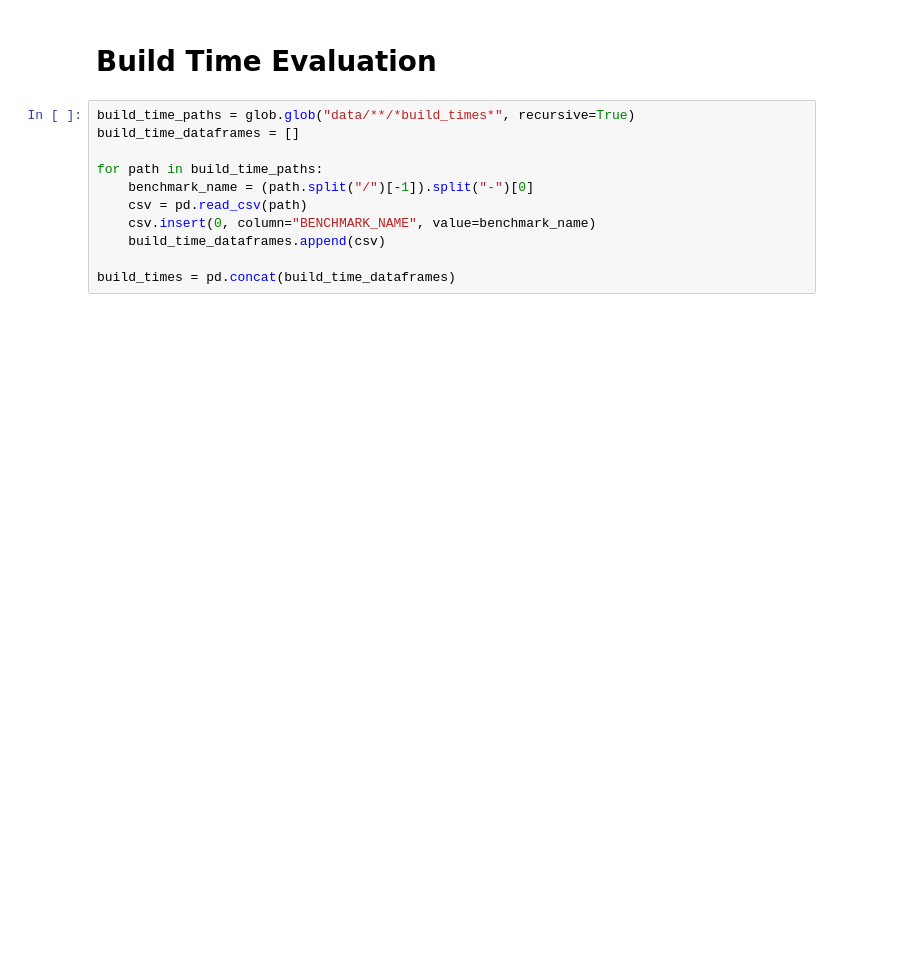
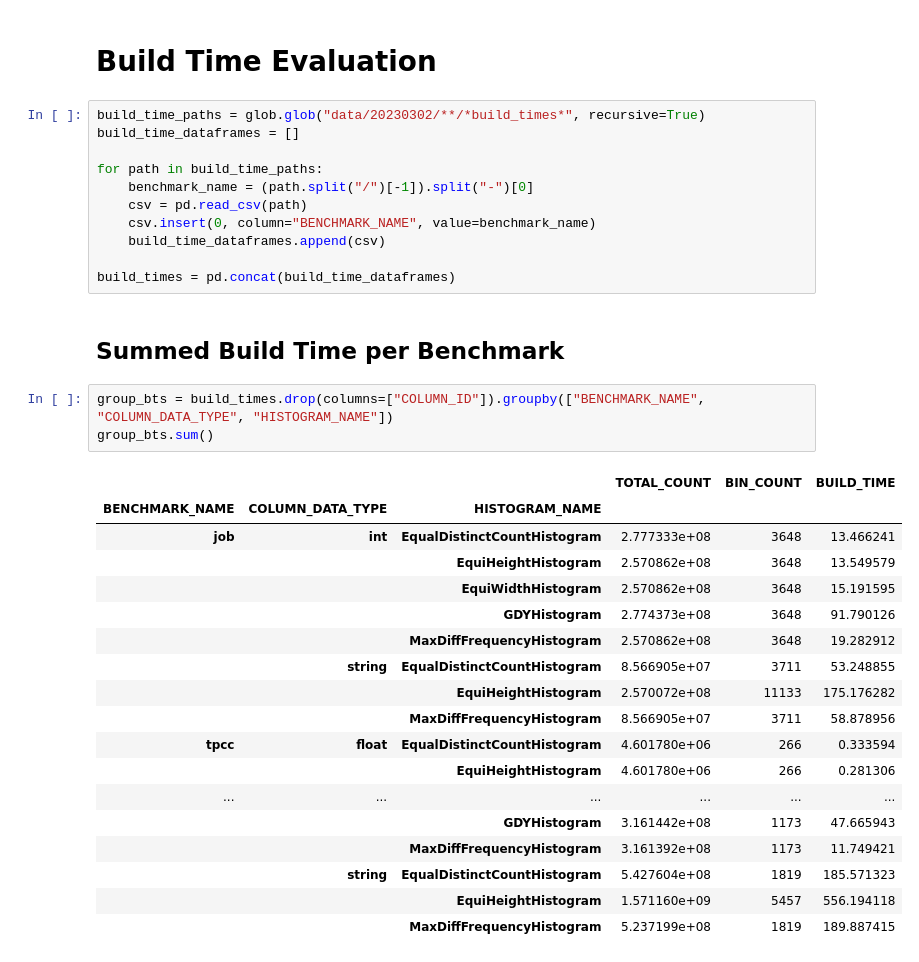
Before and after one commit to rrcomtech/hyrise-histograms, a Jupyter notebook: jupyter/generate_error_table.ipynb, the cells around one changed output. Saved outputs shown, nothing was run; the diff lists cells and outputs as text; blank space fills up the shorter version.

```diff
--- a/jupyter/generate_error_table.ipynb
+++ b/jupyter/generate_error_table.ipynb
@@ -112,7 +227,7 @@ for _, outer_benchmark, outer_query in queries.itertuples():
 # %% [markdown]
 # Build Time Evaluation
 # %%
-build_time_paths = glob.glob("data/**/*build_times*", recursive=True)
+build_time_paths = glob.glob("data/20230302/**/*build_times*", recursive=True)
 build_time_dataframes = []
 
 for path in build_time_paths:
@@ -122,3 +237,27 @@ for path in build_time_paths:
     build_time_dataframes.append(csv)
 
 build_times = pd.concat(build_time_dataframes)
+# %% [markdown]
+## Summed Build Time per Benchmark
+# %%
+group_bts = build_times.drop(columns=["COLUMN_ID"]).groupby(["BENCHMARK_NAME", "COLUMN_DATA_TYPE", "HISTOGRAM_NAME"])
+group_bts.sum()
+# %% [output]
+|  |  |  | TOTAL_COUNT | BIN_COUNT | BUILD_TIME |
+| BENCHMARK_NAME | COLUMN_DATA_TYPE | HISTOGRAM_NAME |  |  |  |
+| job | int | EqualDistinctCountHistogram | 2.777333e+08 | 3648 | 13.466241 |
+|  |  | EquiHeightHistogram | 2.570862e+08 | 3648 | 13.549579 |
+|  |  | EquiWidthHistogram | 2.570862e+08 | 3648 | 15.191595 |
+|  |  | GDYHistogram | 2.774373e+08 | 3648 | 91.790126 |
+|  |  | MaxDiffFrequencyHistogram | 2.570862e+08 | 3648 | 19.282912 |
+|  | string | EqualDistinctCountHistogram | 8.566905e+07 | 3711 | 53.248855 |
+|  |  | EquiHeightHistogram | 2.570072e+08 | 11133 | 175.176282 |
+|  |  | MaxDiffFrequencyHistogram | 8.566905e+07 | 3711 | 58.878956 |
+| tpcc | float | EqualDistinctCountHistogram | 4.601780e+06 | 266 | 0.333594 |
+|  |  | EquiHeightHistogram | 4.601780e+06 | 266 | 0.281306 |
+| ... | ... | ... | ... | ... | ... |
+|  |  | GDYHistogram | 3.161442e+08 | 1173 | 47.665943 |
+|  |  | MaxDiffFrequencyHistogram | 3.161392e+08 | 1173 | 11.749421 |
+|  | string | EqualDistinctCountHistogram | 5.427604e+08 | 1819 | 185.571323 |
+|  |  | EquiHeightHistogram | 1.571160e+09 | 5457 | 556.194118 |
+|  |  | MaxDiffFrequencyHistogram | 5.237199e+08 | 1819 | 189.887415 |
```
Also changed, not shown: parts of 10 cells of this notebook.
